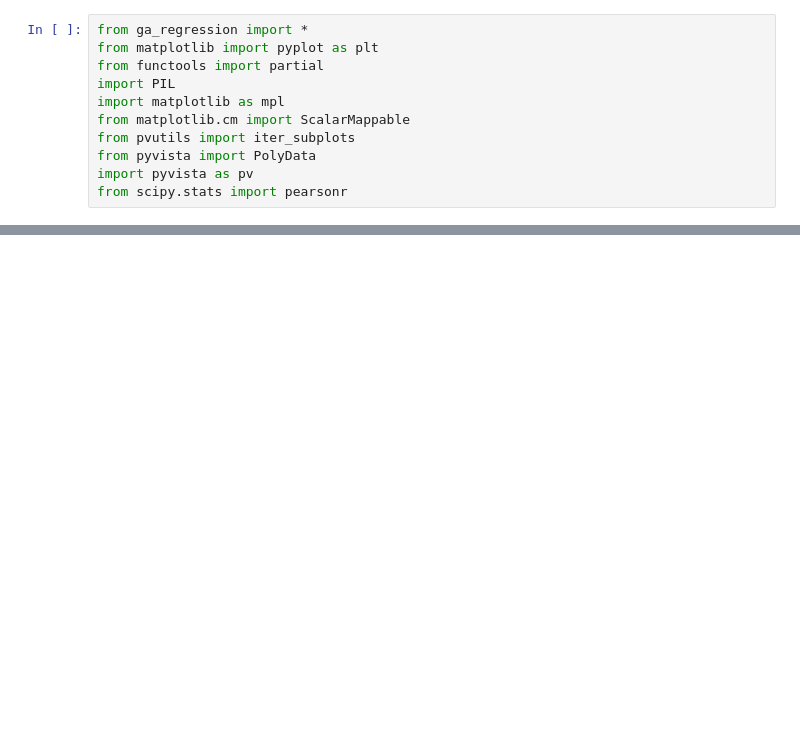
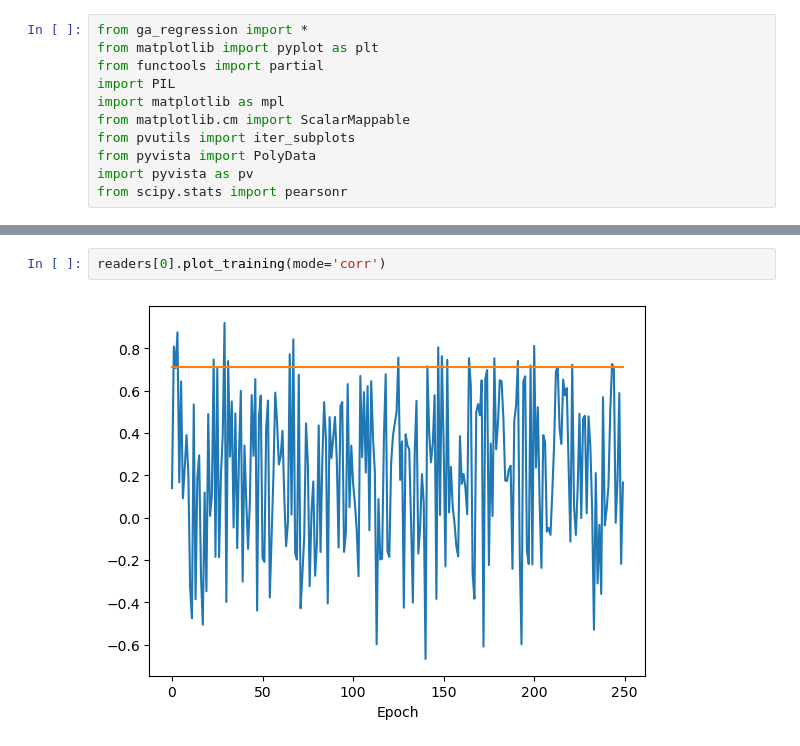
Before and after one commit to darikg/diffusion-net, a Jupyter notebook: experiments/regression_0/compare_stuff.ipynb, the cells around one changed output, grey strips where cells are left out. Cells and saved outputs as stored; diff of their text form; blank space fills up the shorter version.

```diff
--- a/experiments/regression_0/compare_stuff.ipynb
+++ b/experiments/regression_0/compare_stuff.ipynb
@@ -46,3 +45,7 @@ fig, axs = readers.plot_loss(legend=(.25, .7))
+# %%
+readers[0].plot_training(mode='corr')
+# %% [output]
+[figure, added]
 # %%
 readers.scatter_plots(tags=None)
 # %% [output]
```
Also changed, not shown: parts of 15 cells of this notebook, 2 other files.
